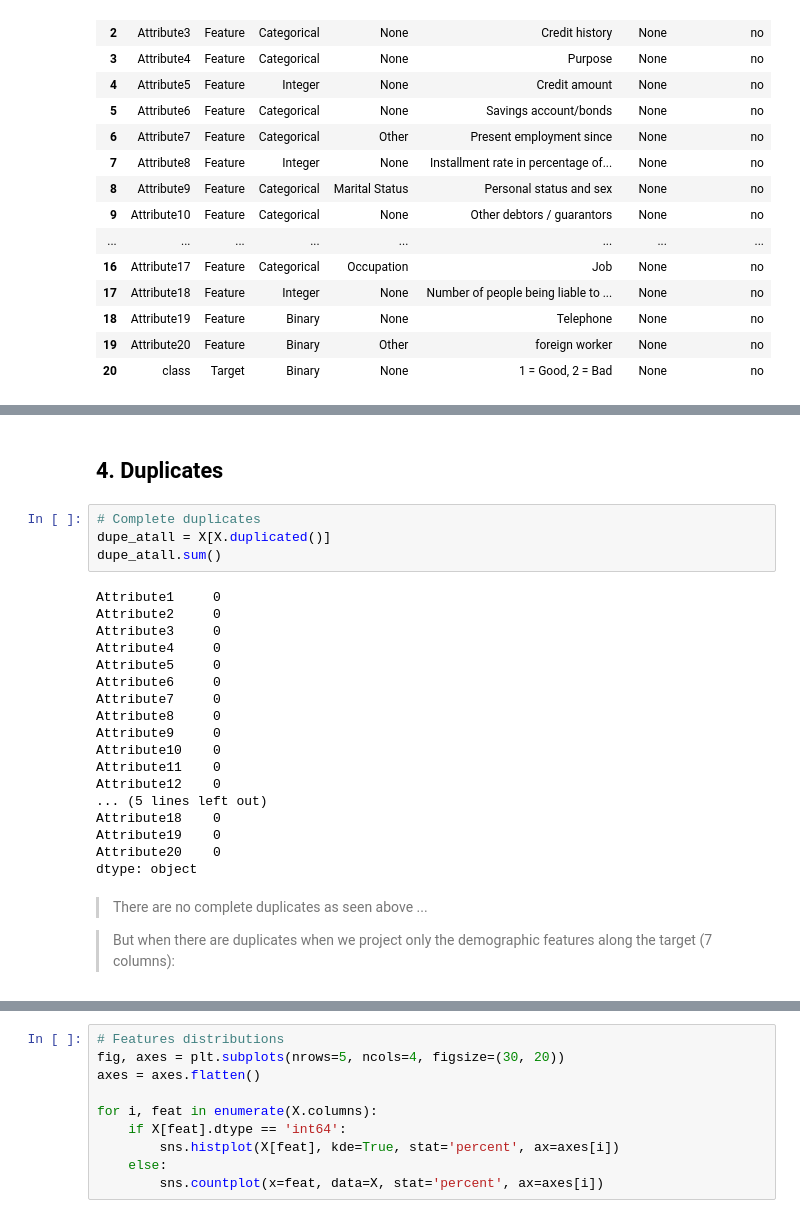
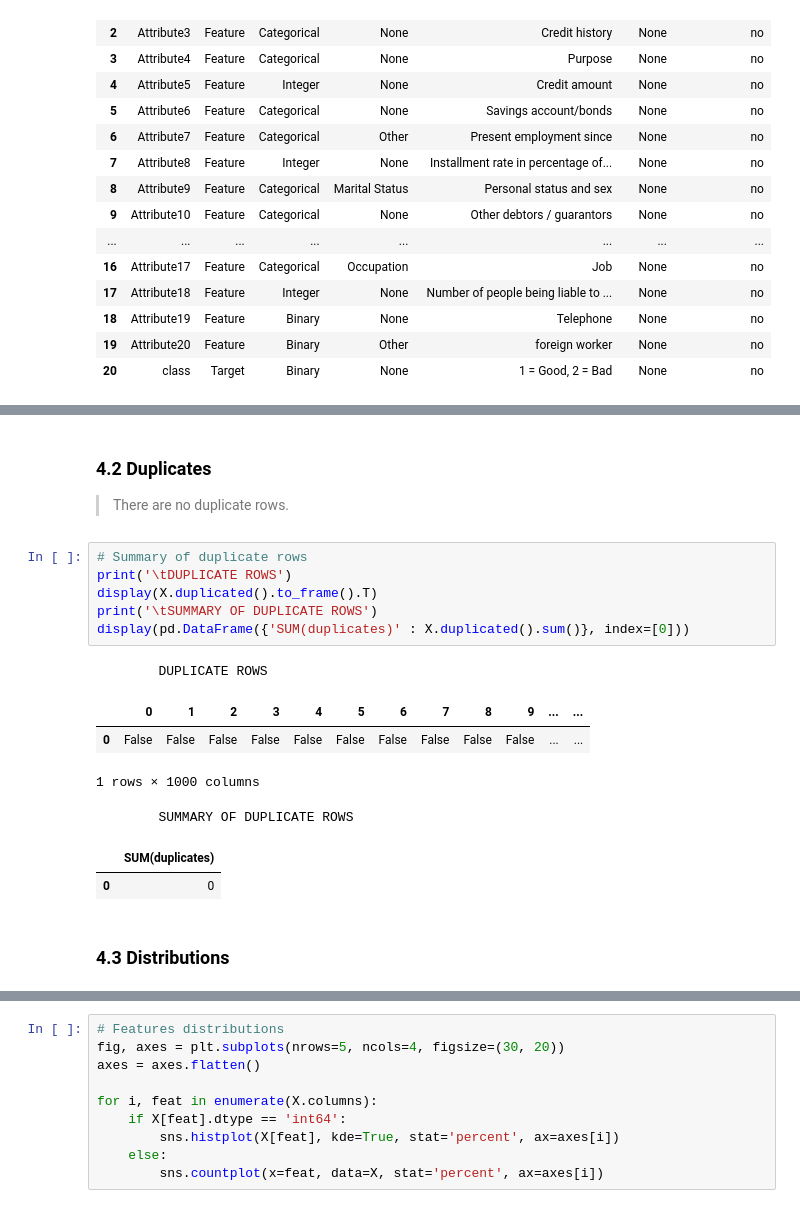
Before and after one commit to feed0/german-credit, a Jupyter notebook: german-credit-data/german-credit.ipynb, the cells around one changed output, grey strips where cells are left out. Saved outputs shown, nothing was run; the diff lists cells and outputs as text.

```diff
--- a/notebooks/german-credit.ipynb
+++ b/german-credit-data/german-credit.ipynb
@@ -198,28 +107,19 @@ legend = {Q: qualitative, N: numerical}
+# %% [markdown]
+### 4.2 Duplicates
+> There are no duplicate rows.
+# %%
+# Summary of duplicate rows
+print('\tDUPLICATE ROWS')
+display(X.duplicated().to_frame().T)
+print('\tSUMMARY OF DUPLICATE ROWS')
+display(pd.DataFrame({'SUM(duplicates)' : X.duplicated().sum()}, index=[0]))
+# %% [output]
+        DUPLICATE ROWS
+|  | 0 | 1 | 2 | 3 | 4 | 5 | 6 | 7 | 8 | 9 | ... | ... |
+| 0 | False | False | False | False | False | False | False | False | False | False | ... | ... |
+1 rows × 1000 columns
+        SUMMARY OF DUPLICATE ROWS
+|  | SUM(duplicates) |
+| 0 | 0 |
 # %% [markdown]
-## 4. Duplicates
+### 4.3 Distributions
-# %%
-# Complete duplicates
-dupe_atall = X[X.duplicated()]
-dupe_atall.sum()
-# %% [output]
-Attribute1     0
-Attribute2     0
-Attribute3     0
-Attribute4     0
-Attribute5     0
-Attribute6     0
-Attribute7     0
-Attribute8     0
-Attribute9     0
-Attribute10    0
-Attribute11    0
-Attribute12    0
-... (5 lines left out)
-Attribute18    0
-Attribute19    0
-Attribute20    0
-dtype: object
-# %% [markdown]
-> There are no complete duplicates as seen above ...
-
-> But when there are duplicates when we project only the demographic features along the target (7 columns):
```
Also changed, not shown: parts of 16 cells of this notebook, 1 other file.
